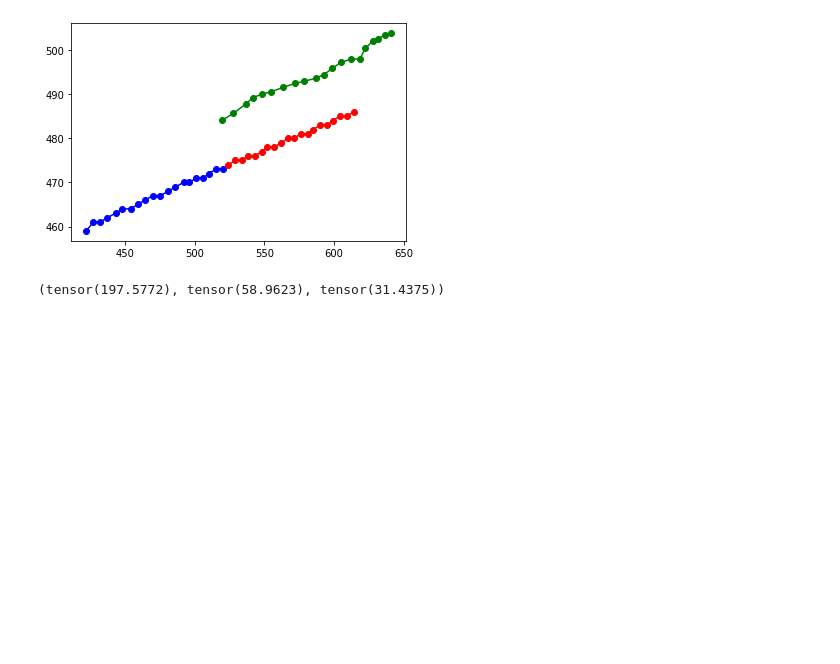
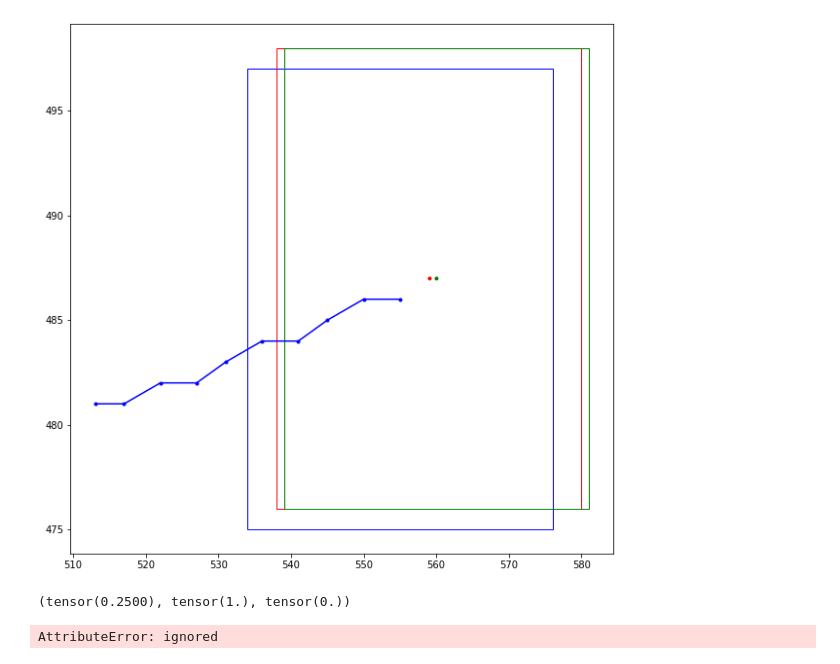
Before and after one commit to abhitirumala/CS4803-Novel-Object-Tracking, a Jupyter notebook: train.ipynb, the cells around one changed output. Drawn from its saved outputs; the diff is of its cells as text; code cells hidden in the pictures; blank space fills up the shorter version.

```diff
--- a/train.ipynb
+++ b/train.ipynb
@@ -128,8 +135,22 @@ criterion = nn.MSELoss()
 # %%
-EPOCHS = 10
+EPOCHS = 500
 
+model = CNNForecaster((4, 10), (4, 1), 2, 0.0, 32)
+model.to(device)
+optimizer = torch.optim.Adam(model.parameters(), lr=0.00001)
+criterion = nn.MSELoss()
+# criterion = average_displacement_loss
+
+# for i in tqdm(range(1, 15)):
+#     model = CNNForecaster((4, 20), (4, 20), i, 0.2, 32)
+#     model.to(device)
+#     optimizer = torch.optim.Adam(model.parameters(), lr=0.001)
+#     criterion = nn.MSELoss()
 train_loss, test_loss = train(model, train_dataloader, test_dataloader, epochs=EPOCHS, optimizer=optimizer, criterion=criterion)
+# print(f'{i} CNN LAYERS:', min(test_loss))
 
 plt.plot(range(1, EPOCHS+1), train_loss, 'b-', label='Training Loss')
 plt.plot(range(1, EPOCHS+1), test_loss, 'r-', label='Validation Loss')
+plt.ylim(0, 100)
+plt.show()
 # %% [output]
@@ -158,24 +175,60 @@ Epoch 10/10 | Validation Loss: 1238.9943
 # %%
+from matplotlib.patches import Rectangle
+
 def evaluate(model, x_test, y_test):
     """
     Evaluate the model on the test set
     """
-    y_pred = model(x_test)
-    y_pred = model.reshape_output(y_pred).detach().cpu()
+    y_pred = model(x_test.to(device))
+    y_pred = y_pred.detach().cpu()
+    y_pred = torch.round(y_pred)
+    y_pred, y_test = y_pred.view(y_pred.size(0), 4), y_test.view(y_test.size(0), 4)
     mse = criterion(y_pred, y_test)
     l1 = average_displacement_loss(y_pred, y_test)
     l2 = final_displacement_loss(y_pred, y_test)
 
-    plt.plot(x_test[0][0], x_test[0][1], 'bo-')
-    plt.plot(y_test[0][0], y_test[0][1], 'ro-')
-    plt.plot(y_pred[0][0], y_pred[0][1], 'go-')
+
+    def midpoint(arr):
+        arr = arr[0]
+        x = arr[0] + .5 * arr[2]
+        y = arr[1] + .5 * arr[3]
+        return np.array([x.numpy(), y.numpy()])
+
+    x_mid = midpoint(x_test)
+    y_test_mid = midpoint(y_test)
+    y_pred_mid = midpoint(y_pred)
+    fig, ax = plt.subplots(figsize=(10, 10))
+    ax.plot(x_mid[0], x_mid[1], 'b.-')
+    ax.plot(y_test_mid[0], y_test_mid[1], 'r.-')
+    ax.plot(y_pred_mid[0], y_pred_mid[1], 'g.-')
+    ax.add_patch(Rectangle((x_test[0, 0, -1], x_test[0, 1, -1]), x_test[0, 2, -1], x_test[0, 3, -1], fill=False, edgecolor='blue'))
+    ax.add_patch(Rectangle((y_test[0, 0], y_test[0, 1]), y_test[0, 2], y_test[0, 3], fill=False, edgecolor='red'))
+    ax.add_patch(Rectangle((y_pred[0, 0], y_pred[0, 1]), y_pred[0, 2], y_pred[0, 3], fill=False, edgecolor='green'))
+
     plt.show()
 
     return mse, l1, l2
 
+model.eval()
 x_batch, y_batch = next(iter(test_dataloader))
-x_sample, y_sample = x_batch[0].view(1, 4, 20), y_batch[0].view(1, 4, 20)
+x_sample, y_sample = x_batch[0].view(1, 4, 10), y_batch[0].view(1, 4, 1)
 print(evaluate(model, x_sample, y_sample))
 # %% [output]
-[figure, old version]
+[figure, new version]
-(tensor(197.5772), tensor(58.9623), tensor(31.4375))
+(tensor(0.2500), tensor(1.), tensor(0.))
+# %%
+import datetime as dt
+
+hist = torch.randn((1, 4, 10)).to(device)
+
+start = dt.now()
+
+for i in range(100):
+    pred = torch.round(model(hist[:, :, -10]))
+    hist = torch.cat((hist, pred), dim=-1)
+
+end = dt.now()
+
+print("Time Taken:", end - start)
+# %% [output]
+AttributeError: ignored
```
Also changed, not shown: parts of 4 cells of this notebook, 5 other files.
